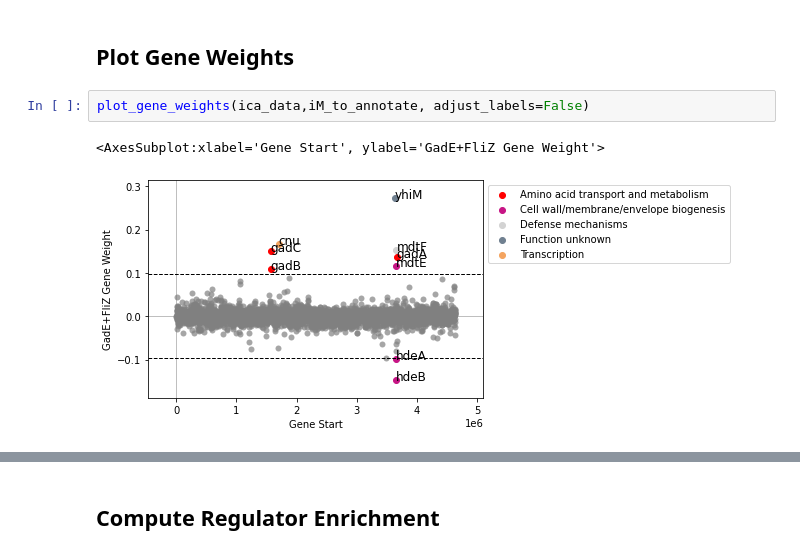
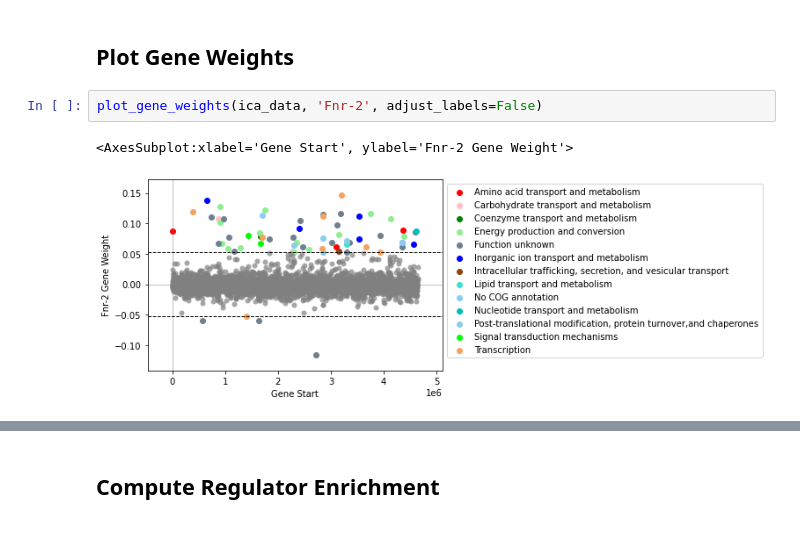
Before and after one commit to SBRG/precise2, a Jupyter notebook: notebooks/manual_imodulon_annotation.ipynb, the cells around one changed output, grey strips where cells are left out. Saved outputs shown, nothing was run; the diff lists cells and outputs as text.

```diff
--- a/notebooks/manual_imodulon_annotation.ipynb
+++ b/notebooks/manual_imodulon_annotation.ipynb
@@ -23,7 +23,7 @@ iM_to_annotate
 # %% [markdown]
 ## Plot Gene Weights
 # %%
-plot_gene_weights(ica_data,iM_to_annotate, adjust_labels=False)
+plot_gene_weights(ica_data, 'Fnr-2', adjust_labels=False)
 # %% [output]
-<AxesSubplot:xlabel='Gene Start', ylabel='GadE+FliZ Gene Weight'>
+<AxesSubplot:xlabel='Gene Start', ylabel='Fnr-2 Gene Weight'>
-[figure, old version]
+[figure, new version]
```
Also changed, not shown: parts of 1 cell of this notebook, 8 other files.
